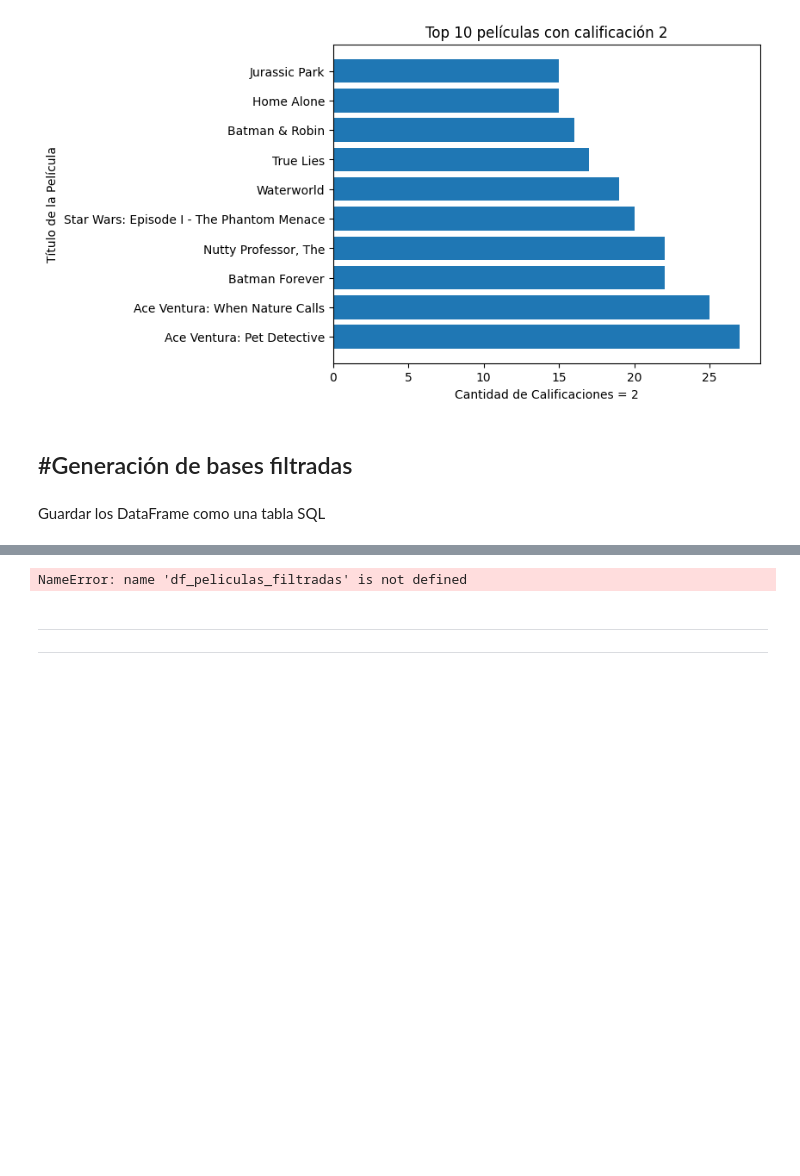
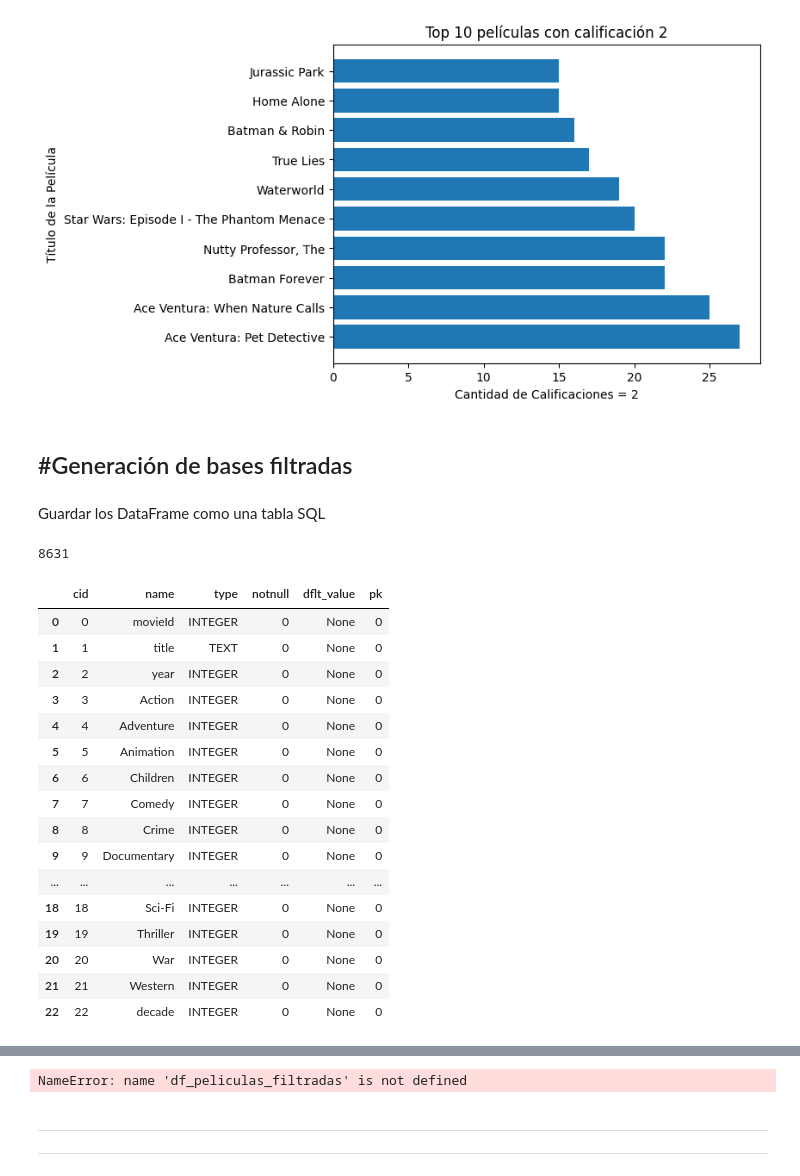
Before and after one commit to ValentinaJimenezTorres/A3_marketing, a Jupyter notebook: b_exploracion_limpieza.ipynb, the cells around one changed output, grey strips where cells are left out. Cells and saved outputs as stored; diff of their text form; code cells hidden in the pictures; blank space fills up the shorter version.

```diff
--- a/b_exploracion_limpieza.ipynb
+++ b/b_exploracion_limpieza.ipynb
@@ -756,4 +756,28 @@ plt.show()
 ---
 # %% [markdown]
 Guardar los DataFrame como una tabla SQL
+# %%
+df_movies_processed.to_sql('movies_clean', con, if_exists='replace', index=False)
+# %% [output]
+8631
+# %%
+pd.read_sql("PRAGMA table_info(movies_clean);", con)
+# %% [output]
+|  | cid | name | type | notnull | dflt_value | pk |
+| 0 | 0 | movieId | INTEGER | 0 | None | 0 |
+| 1 | 1 | title | TEXT | 0 | None | 0 |
+| 2 | 2 | year | INTEGER | 0 | None | 0 |
+| 3 | 3 | Action | INTEGER | 0 | None | 0 |
+| 4 | 4 | Adventure | INTEGER | 0 | None | 0 |
+| 5 | 5 | Animation | INTEGER | 0 | None | 0 |
+| 6 | 6 | Children | INTEGER | 0 | None | 0 |
+| 7 | 7 | Comedy | INTEGER | 0 | None | 0 |
+| 8 | 8 | Crime | INTEGER | 0 | None | 0 |
+| 9 | 9 | Documentary | INTEGER | 0 | None | 0 |
+| ... | ... | ... | ... | ... | ... | ... |
+| 18 | 18 | Sci-Fi | INTEGER | 0 | None | 0 |
+| 19 | 19 | Thriller | INTEGER | 0 | None | 0 |
+| 20 | 20 | War | INTEGER | 0 | None | 0 |
+| 21 | 21 | Western | INTEGER | 0 | None | 0 |
+| 22 | 22 | decade | INTEGER | 0 | None | 0 |
 # %%
```
Also changed, not shown: parts of 4 cells of this notebook, 2 other files.
